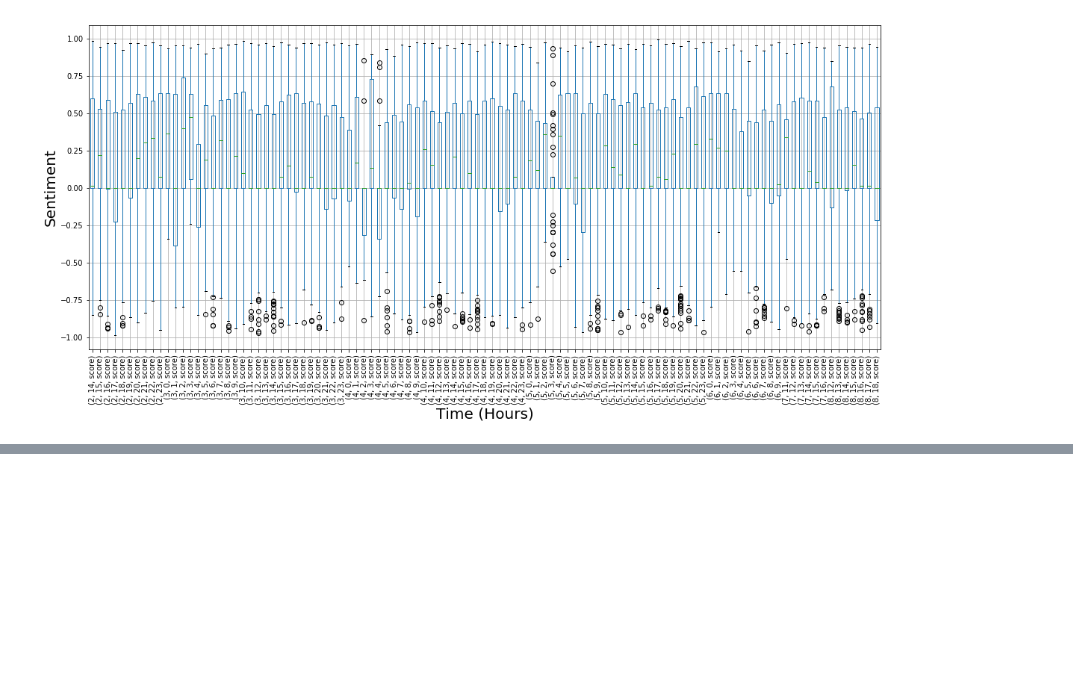
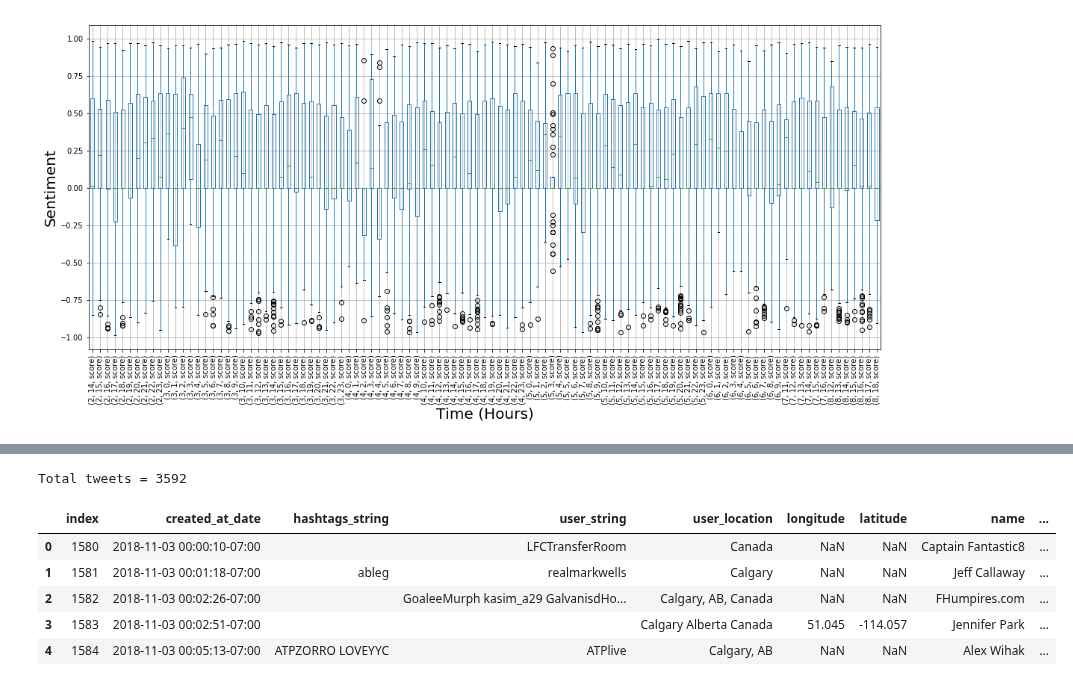
Before and after one commit to cybera/data-science-for-entrepreneurs-workshops, a Jupyter notebook: sentiment.ipynb, the cells around one changed output, grey strips where cells are left out. Saved outputs shown, nothing was run; the diff lists cells and outputs as text; code cells hidden in the pictures; blank space fills up the shorter version.

```diff
--- a/sentiment.ipynb
+++ b/sentiment.ipynb
@@ -502,0 +278,16 @@ df_dominant_topic.groupby('topic')['score'].count().plot(kind='bar', figsize=(20
+# %%
+subset = df[df.created_at_date.dt.day ==3]
+# Road incident and dead animal clean up reporting, remove it for the
+# sake of speeding up any topic modeling. Feel free to put this back in if you'd like
+subset = subset[subset.screen_name != '311calgary']
+subset = subset.reset_index()
+print("Total tweets =", len(subset))
+subset.head()
+# %% [output]
+Total tweets = 3592
+|  | index | created_at_date | hashtags_string | user_string | user_location | longitude | latitude | name | ... |
+| 0 | 1580 | 2018-11-03 00:00:10-07:00 |  | LFCTransferRoom | Canada | NaN | NaN | Captain Fantastic8 | ... |
+| 1 | 1581 | 2018-11-03 00:01:18-07:00 | ableg | realmarkwells | Calgary | NaN | NaN | Jeff Callaway | ... |
+| 2 | 1582 | 2018-11-03 00:02:26-07:00 |  | GoaleeMurph kasim_a29 GalvanisdHo... | Calgary, AB, Canada | NaN | NaN | FHumpires.com | ... |
+| 3 | 1583 | 2018-11-03 00:02:51-07:00 |  |  | Calgary Alberta Canada | 51.045 | -114.057 | Jennifer Park | ... |
+| 4 | 1584 | 2018-11-03 00:05:13-07:00 | ATPZORRO LOVEYYC | ATPlive | Calgary, AB | NaN | NaN | Alex Wihak | ... |
```
Also changed, not shown: parts of 55 cells of this notebook, 1 other file.
